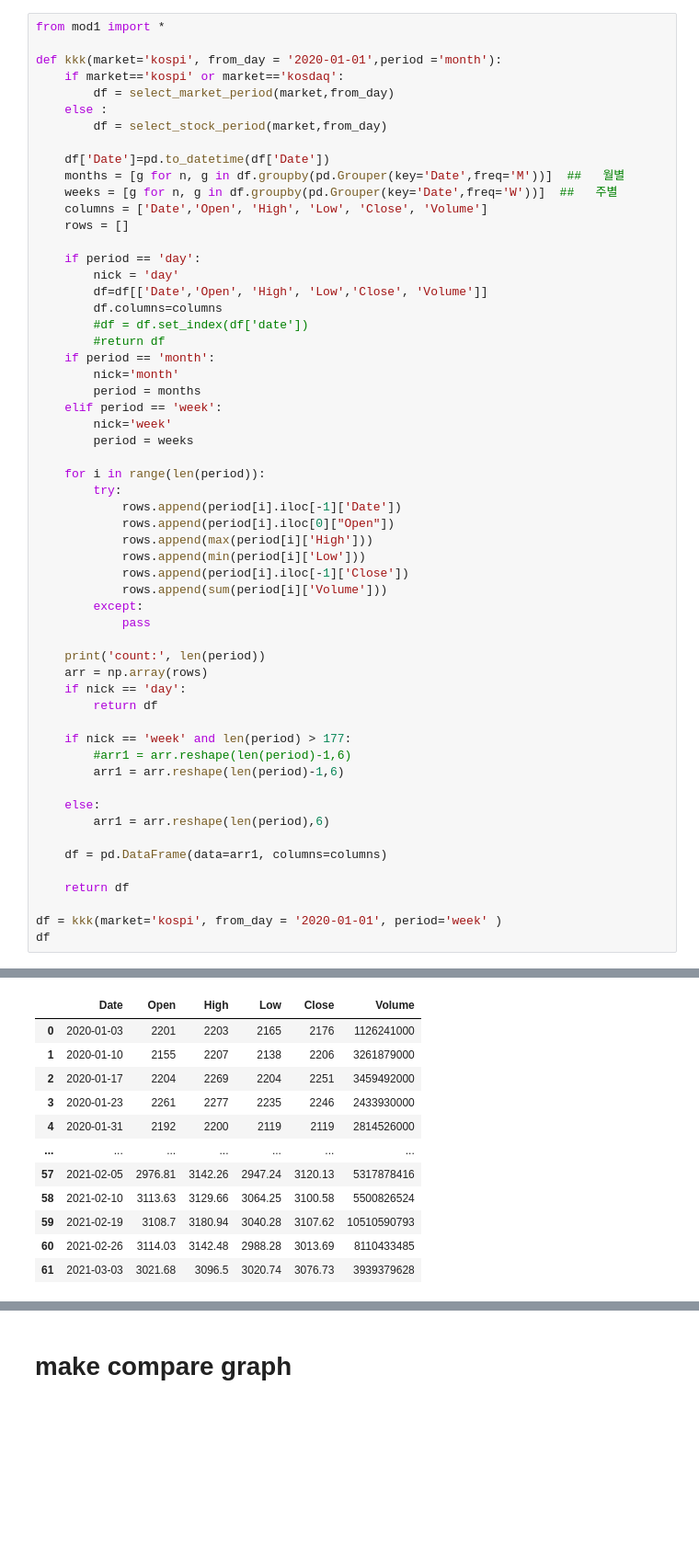
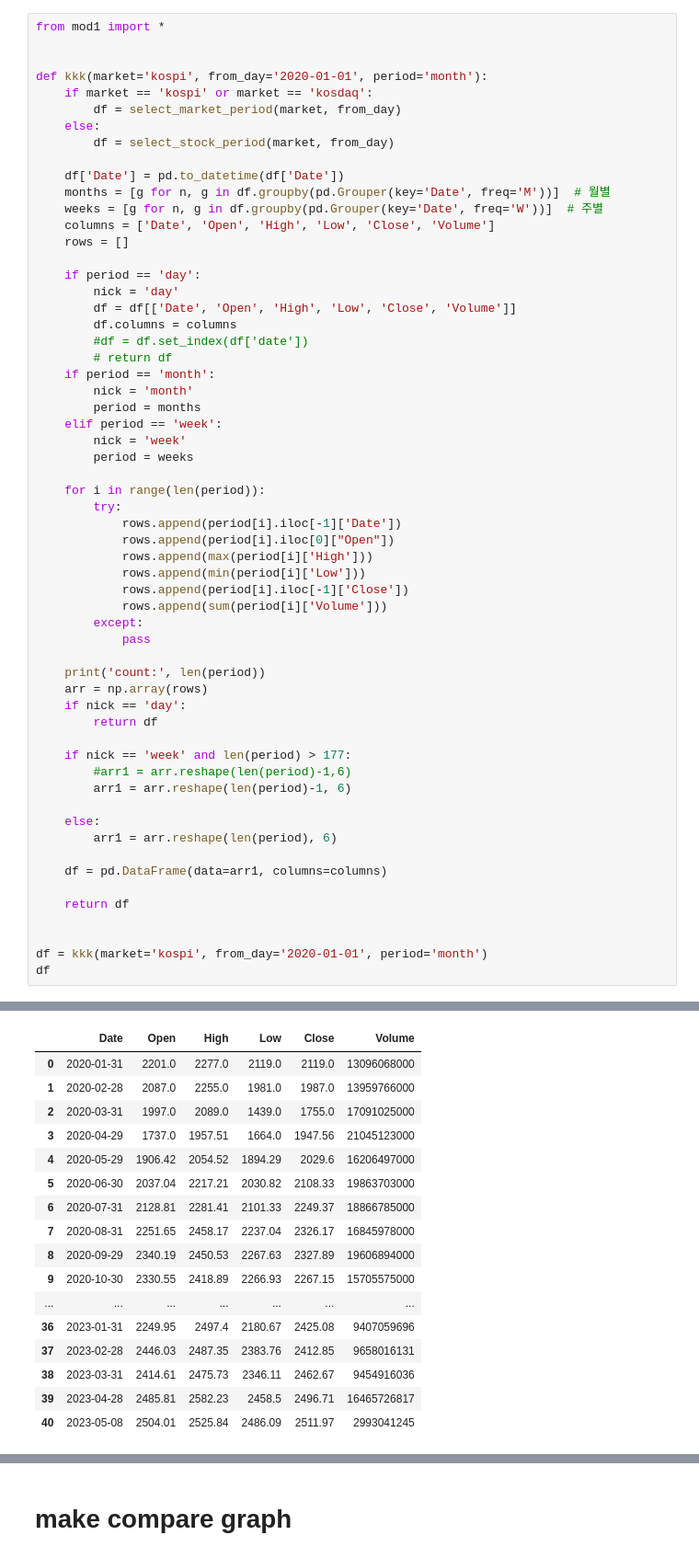
Before and after one commit to linux386/amd_first_module, a Jupyter notebook: stock_analysis.ipynb, the cells around one changed output, grey strips where cells are left out. Shown at 92% size. Cells and saved outputs as stored; diff of their text form; blank space fills up the shorter version.

```diff
--- a/stock_analysis.ipynb
+++ b/stock_analysis.ipynb
@@ -7,29 +57,30 @@ depress('day')
 # %%
 from mod1 import *
 
-def kkk(market='kospi', from_day = '2020-01-01',period ='month'):
-    if market=='kospi' or market=='kosdaq':
-        df = select_market_period(market,from_day)
-    else :
-        df = select_stock_period(market,from_day)
 
-    df['Date']=pd.to_datetime(df['Date'])
-    months = [g for n, g in df.groupby(pd.Grouper(key='Date',freq='M'))]  ##   월별
-    weeks = [g for n, g in df.groupby(pd.Grouper(key='Date',freq='W'))]  ##   주별
-    columns = ['Date','Open', 'High', 'Low', 'Close', 'Volume']
+def kkk(market='kospi', from_day='2020-01-01', period='month'):
+    if market == 'kospi' or market == 'kosdaq':
+        df = select_market_period(market, from_day)
+    else:
+        df = select_stock_period(market, from_day)
+
+    df['Date'] = pd.to_datetime(df['Date'])
+    months = [g for n, g in df.groupby(pd.Grouper(key='Date', freq='M'))]  # 월별
+    weeks = [g for n, g in df.groupby(pd.Grouper(key='Date', freq='W'))]  # 주별
+    columns = ['Date', 'Open', 'High', 'Low', 'Close', 'Volume']
     rows = []
 
     if period == 'day':
         nick = 'day'
-        df=df[['Date','Open', 'High', 'Low','Close', 'Volume']]
-        df.columns=columns
+        df = df[['Date', 'Open', 'High', 'Low', 'Close', 'Volume']]
+        df.columns = columns
         #df = df.set_index(df['date'])
-        #return df
+        # return df
     if period == 'month':
-        nick='month'
+        nick = 'month'
         period = months
     elif period == 'week':
-        nick='week'
+        nick = 'week'
         period = weeks
 
     for i in range(len(period)):
@@ -50,15 +101,16 @@ def kkk(market='kospi', from_day = '2020-01-01',period ='month'):
 
     if nick == 'week' and len(period) > 177:
         #arr1 = arr.reshape(len(period)-1,6)
-        arr1 = arr.reshape(len(period)-1,6)
+        arr1 = arr.reshape(len(period)-1, 6)
 
     else:
-        arr1 = arr.reshape(len(period),6)
+        arr1 = arr.reshape(len(period), 6)
 
     df = pd.DataFrame(data=arr1, columns=columns)
 
     return df
 
-df = kkk(market='kospi', from_day = '2020-01-01', period='week' )
+
+df = kkk(market='kospi', from_day='2020-01-01', period='month')
 df
 # %% [output]
@@ -66,12 +118,17 @@ count: 62
 |  | Date | Open | High | Low | Close | Volume |
-| 0 | 2020-01-03 | 2201 | 2203 | 2165 | 2176 | 1126241000 |
-| 1 | 2020-01-10 | 2155 | 2207 | 2138 | 2206 | 3261879000 |
-| 2 | 2020-01-17 | 2204 | 2269 | 2204 | 2251 | 3459492000 |
-| 3 | 2020-01-23 | 2261 | 2277 | 2235 | 2246 | 2433930000 |
-| 4 | 2020-01-31 | 2192 | 2200 | 2119 | 2119 | 2814526000 |
+| 0 | 2020-01-31 | 2201.0 | 2277.0 | 2119.0 | 2119.0 | 13096068000 |
+| 1 | 2020-02-28 | 2087.0 | 2255.0 | 1981.0 | 1987.0 | 13959766000 |
+| 2 | 2020-03-31 | 1997.0 | 2089.0 | 1439.0 | 1755.0 | 17091025000 |
+| 3 | 2020-04-29 | 1737.0 | 1957.51 | 1664.0 | 1947.56 | 21045123000 |
+| 4 | 2020-05-29 | 1906.42 | 2054.52 | 1894.29 | 2029.6 | 16206497000 |
+| 5 | 2020-06-30 | 2037.04 | 2217.21 | 2030.82 | 2108.33 | 19863703000 |
+| 6 | 2020-07-31 | 2128.81 | 2281.41 | 2101.33 | 2249.37 | 18866785000 |
+| 7 | 2020-08-31 | 2251.65 | 2458.17 | 2237.04 | 2326.17 | 16845978000 |
+| 8 | 2020-09-29 | 2340.19 | 2450.53 | 2267.63 | 2327.89 | 19606894000 |
+| 9 | 2020-10-30 | 2330.55 | 2418.89 | 2266.93 | 2267.15 | 15705575000 |
 | ... | ... | ... | ... | ... | ... | ... |
-| 57 | 2021-02-05 | 2976.81 | 3142.26 | 2947.24 | 3120.13 | 5317878416 |
-| 58 | 2021-02-10 | 3113.63 | 3129.66 | 3064.25 | 3100.58 | 5500826524 |
-| 59 | 2021-02-19 | 3108.7 | 3180.94 | 3040.28 | 3107.62 | 10510590793 |
-| 60 | 2021-02-26 | 3114.03 | 3142.48 | 2988.28 | 3013.69 | 8110433485 |
-| 61 | 2021-03-03 | 3021.68 | 3096.5 | 3020.74 | 3076.73 | 3939379628 |
+| 36 | 2023-01-31 | 2249.95 | 2497.4 | 2180.67 | 2425.08 | 9407059696 |
+| 37 | 2023-02-28 | 2446.03 | 2487.35 | 2383.76 | 2412.85 | 9658016131 |
+| 38 | 2023-03-31 | 2414.61 | 2475.73 | 2346.11 | 2462.67 | 9454916036 |
+| 39 | 2023-04-28 | 2485.81 | 2582.23 | 2458.5 | 2496.71 | 16465726817 |
+| 40 | 2023-05-08 | 2504.01 | 2525.84 | 2486.09 | 2511.97 | 2993041245 |
```
Also changed, not shown: parts of 108 cells of this notebook, 44 other files.
